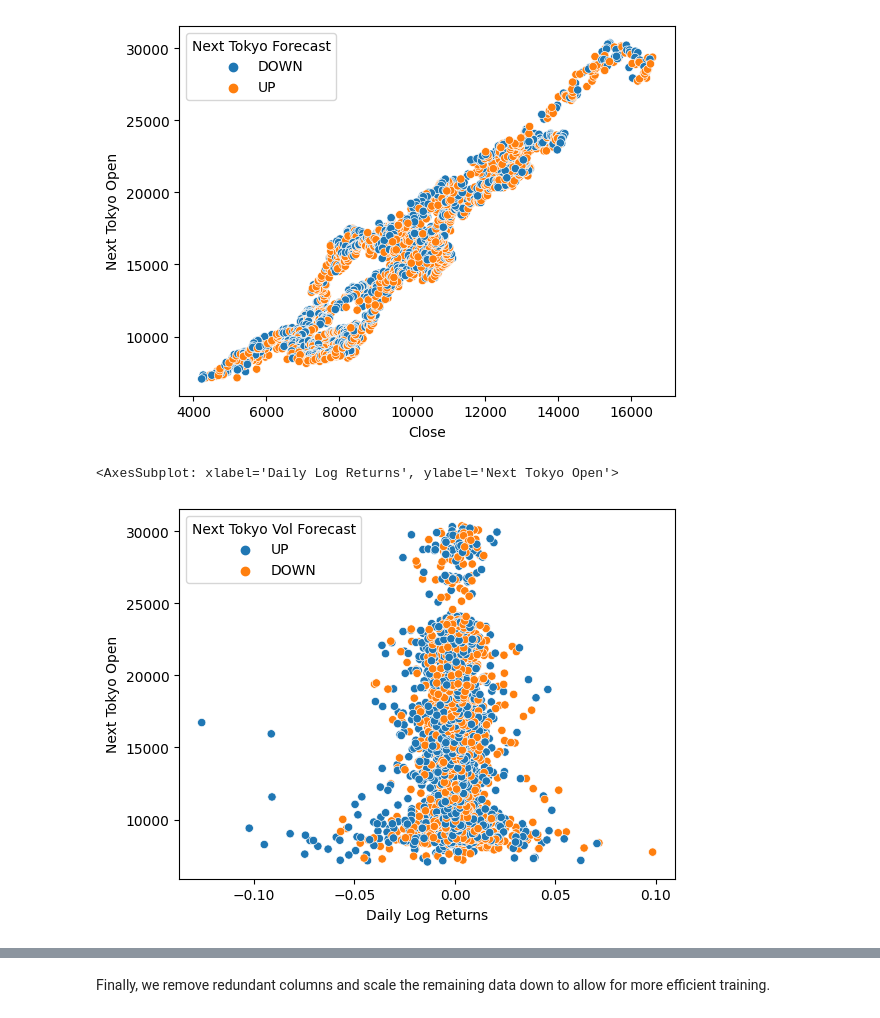
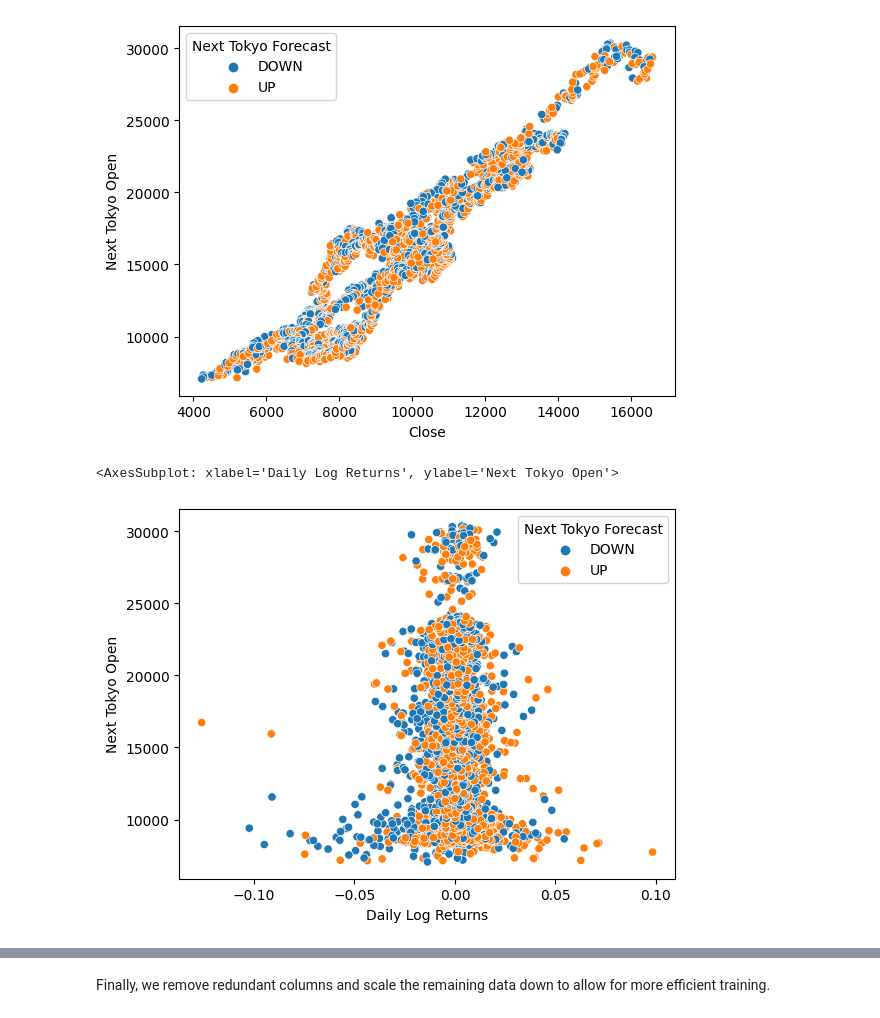
Before and after one commit to TeddyCB/ECM3420_CW, a Jupyter notebook: LSTM_GRU_Model.ipynb, the cells around one changed output, grey strips where cells are left out. Drawn from its saved outputs; the diff is of its cells as text; code cells hidden in the pictures.

```diff
--- a/LSTM_GRU_Model.ipynb
+++ b/LSTM_GRU_Model.ipynb
@@ -127,8 +122,8 @@ sns.scatterplot(data=nya_df, y="Next Tokyo Open", x="Close", hue="Next Tokyo For
 <AxesSubplot: xlabel='Close', ylabel='Next Tokyo Open'>
 [figure]
 # %%
-sns.scatterplot(data=nya_df, y="Next Tokyo Open", x="Daily Log Returns", hue="Next Tokyo Vol Forecast")
+sns.scatterplot(data=nya_df, y="Next Tokyo Open", x="Daily Log Returns", hue="Next Tokyo Forecast")
 # plt.savefig("figures/LgR")
 # %% [output]
 <AxesSubplot: xlabel='Daily Log Returns', ylabel='Next Tokyo Open'>
-[figure, old version]
+[figure, new version]
```
Also changed, not shown: parts of 18 cells of this notebook, 31 other files.
